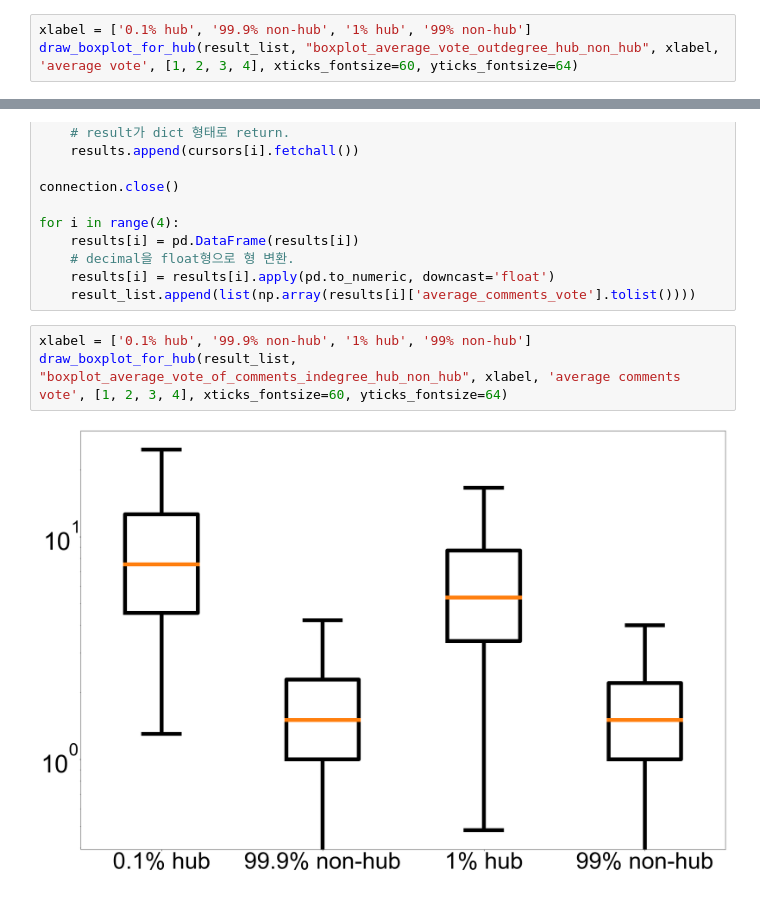
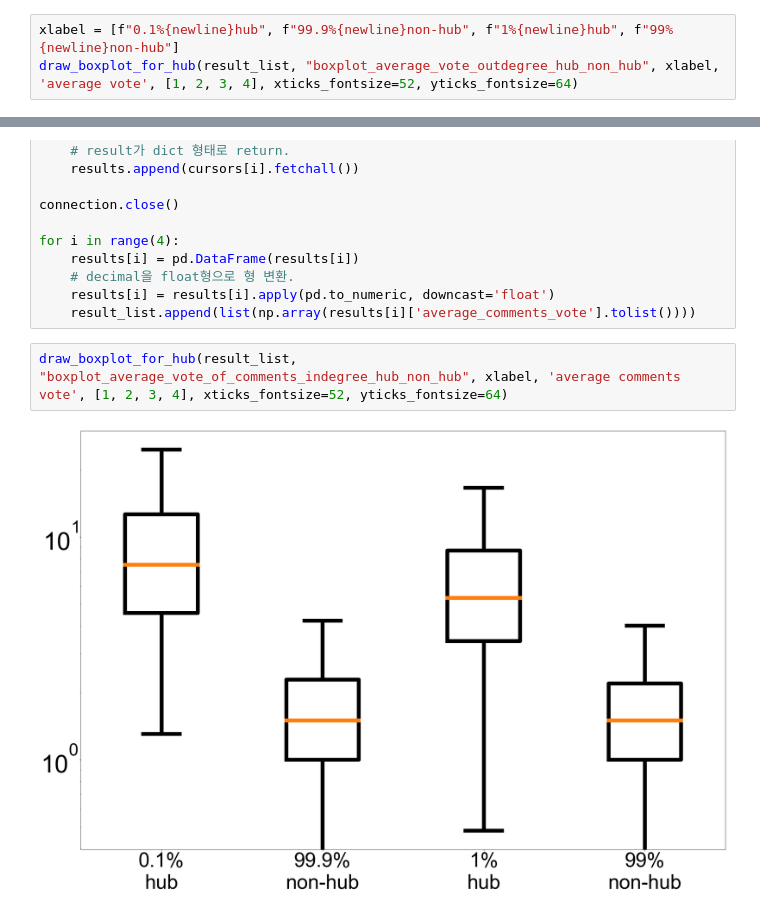
Before and after one commit to tr0up2r/plotting-and-graph-analysis, a Jupyter notebook: boxplot.ipynb, the cells around one changed output, grey strips where cells are left out. Drawn from its saved outputs; the diff is of its cells as text.

```diff
--- a/boxplot.ipynb
+++ b/boxplot.ipynb
@@ -512,6 +507,6 @@ for i in range(4):
     results[i] = results[i].apply(pd.to_numeric, downcast='float')
     result_list.append(list(np.array(results[i]['average_vote'].tolist())))
 # %%
-xlabel = ['0.1% hub', '99.9% non-hub', '1% hub', '99% non-hub']
-draw_boxplot_for_hub(result_list, "boxplot_average_vote_outdegree_hub_non_hub", xlabel, 'average vote', [1, 2, 3, 4], xticks_fontsize=60, yticks_fontsize=64)
+xlabel = [f"0.1%{newline}hub", f"99.9%{newline}non-hub", f"1%{newline}hub", f"99%{newline}non-hub"]
+draw_boxplot_for_hub(result_list, "boxplot_average_vote_outdegree_hub_non_hub", xlabel, 'average vote', [1, 2, 3, 4], xticks_fontsize=52, yticks_fontsize=64)
 # %% [output]
@@ -547,7 +542,6 @@ for i in range(4):
     results[i] = results[i].apply(pd.to_numeric, downcast='float')
     result_list.append(list(np.array(results[i]['average_comments_vote'].tolist())))
 # %%
-xlabel = ['0.1% hub', '99.9% non-hub', '1% hub', '99% non-hub']
-draw_boxplot_for_hub(result_list, "boxplot_average_vote_of_comments_indegree_hub_non_hub", xlabel, 'average comments vote', [1, 2, 3, 4], xticks_fontsize=60, yticks_fontsize=64)
+draw_boxplot_for_hub(result_list, "boxplot_average_vote_of_comments_indegree_hub_non_hub", xlabel, 'average comments vote', [1, 2, 3, 4], xticks_fontsize=52, yticks_fontsize=64)
 # %% [output]
-[figure, old version]
+[figure, new version]
```
Also changed, not shown: parts of 16 cells of this notebook, 1 other file.
